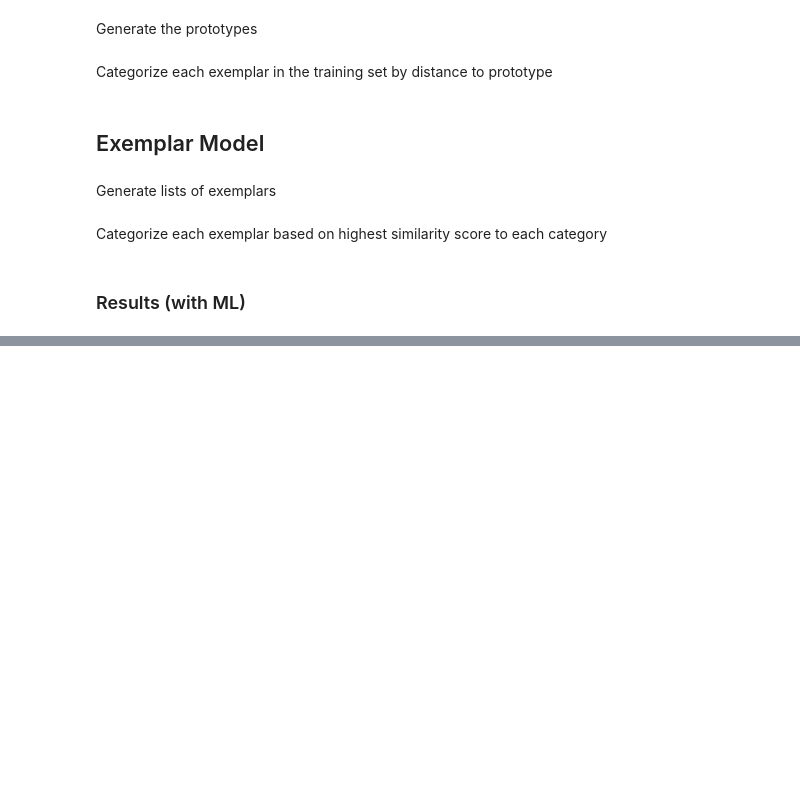
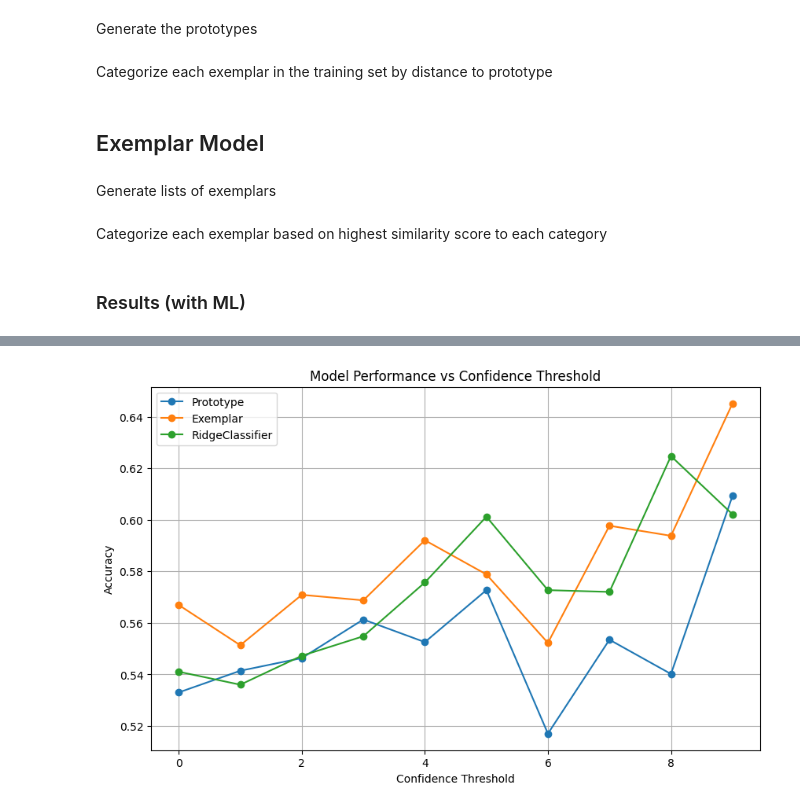
Before and after one commit to cros-nash/ds497-project, a Jupyter notebook: ExemplarPrototype (2).ipynb, the cells around one changed output, grey strips where cells are left out. Drawn from its saved outputs; the diff is of its cells as text; code cells hidden in the pictures; blank space fills up the shorter version.

```diff
--- a/ExemplarPrototype (2).ipynb
+++ b/ExemplarPrototype (2).ipynb
@@ -51,19 +51,19 @@ def gen_exemplars(X_train, y_train):
 # %% [markdown]
 Categorize each exemplar based on highest similarity score to each category
 # %%
-def exemplar_predict(stims, exemplars):
+def exemplar_predict(stims, exemplars, c=2.0):
     predictions = []
-    for stimulus in stims:
-        dist_ai = np.linalg.norm(exemplars['ai'] - stimulus, axis=1)
-        ai_similar = np.sum(np.exp(-dist_ai))
+    for stim in stims:
+        # Calculate distances considering all dimensions
+        distances_ai = np.linalg.norm(exemplars['ai'] - stim.reshape(1, -1), axis=1)
+        distances_real = np.linalg.norm(exemplars['real'] - stim.reshape(1, -1), axis=1)
 
-        dist_real = np.linalg.norm(exemplars['real'] - stimulus, axis=1)
-        real_similar = np.sum(np.exp(-dist_real))
+        # Calculate similarity scores
+        sim_ai = np.sum(np.exp(-c * distances_ai))
+        sim_real = np.sum(np.exp(-c * distances_real))
 
-        if ai_similar > real_similar:
-            predictions.append('ai')
-        else:
-            predictions.append('real')
+        # Make prediction based on highest similarity
+        predictions.append('real' if sim_real > sim_ai else 'ai')
 
     return np.array(predictions)
 # %% [markdown]
@@ -237,3 +246,75 @@ results_df
 | 7 | 30 | 0.643271 | 0.566645 | 0.641983 | 0.662589 | 0.663876 | 0.588538 | ... |
 | 8 | 50 | 0.641983 | 0.566645 | 0.645203 | 0.658081 | 0.664520 | 0.588538 | ... |
 | 9 | 100 | 0.641983 | 0.566645 | 0.645203 | 0.661301 | 0.660013 | 0.588538 | ... |
+# %%
+# Load PCA data and response data
+df = pd.read_pickle('df_pca_2')
+df["image"] = df["image"].str.extract(r'\((\d+)\)', expand=False)
+df = df.dropna(subset=["image"])
+df["image"] = df["image"].astype(int)
+
+df_resp = pd.read_csv("./DATA AND R CODE/eachresponse.csv").dropna(how='any')
+
+# Merge data on the "image" column
+df_merged_all = pd.merge(df_resp, df, on="image", how="inner")
+pca_columns = [i for i in range(0, 2)]
+
+# Define a range of confidence thresholds to test
+confidence_levels = [0, 1, 2, 3, 4, 5, 6, 7, 8, 9, 10]
+prototype_accs = []
+exemplar_accs = []
+ridge_accs = []
+
+for conf in confidence_levels:
+    # Filter merged DataFrame based on the current confidence threshold
+    df_merged = df_merged_all[df_merged_all["confidence"] >= conf]
+
+    # Skip if too few samples
+    if len(df_merged) < 10:
+        prototype_accs.append(None)
+        exemplar_accs.append(None)
+        ridge_accs.append(None)
+        continue
+
+    # Prepare data
+    X = df_merged[pca_columns].values
+    y = df_merged["choice"].values
+
+    X_train, X_test, y_train, y_test = train_test_split(
+        X, y, test_size=0.2, random_state=42, stratify=y
+    )
+
+    # Prototype model
+    ai_proto, real_proto = gen_prototypes(X_train, y_train)
+    proto_preds = prototype_predict(ai_proto, real_proto, X_test)
+    proto_acc = accuracy_score(y_test, proto_preds)
+
+    # Exemplar model
+    exemplars = gen_exemplars(X_train, y_train)
+    exemp_preds = exemplar_predict(X_test, exemplars, c=5.0)
+    exemp_acc = accuracy_score(y_test, exemp_preds)
+
+    # ML model: RidgeClassifier
+    clf = RidgeClassifier()
+    clf.fit(X_train, y_train)
+    ridge_preds = clf.predict(X_test)
+    ridge_acc = accuracy_score(y_test, ridge_preds)
+
+    # Save results
+    prototype_accs.append(proto_acc)
+    exemplar_accs.append(exemp_acc)
+    ridge_accs.append(ridge_acc)
+
+# Plotting the results
+plt.figure(figsize=(10, 6))
+plt.plot(confidence_levels, prototype_accs, marker='o', label='Prototype')
+plt.plot(confidence_levels, exemplar_accs, marker='o', label='Exemplar')
+plt.plot(confidence_levels, ridge_accs, marker='o', label='RidgeClassifier')
+plt.xlabel('Confidence Threshold')
+plt.ylabel('Accuracy')
+plt.title('Model Performance vs Confidence Threshold')
+plt.legend()
+plt.grid(True)
+plt.show()
+# %% [output]
+[figure, added]
```
Also changed, not shown: parts of 1 cell of this notebook, 2 other files.
